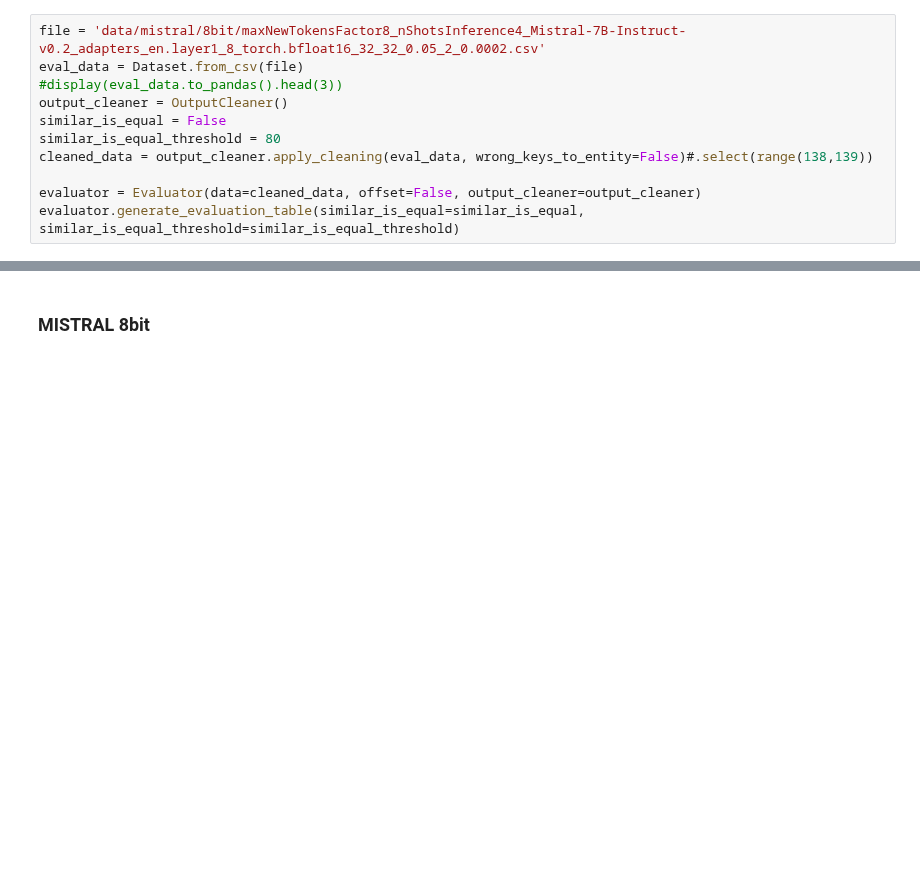
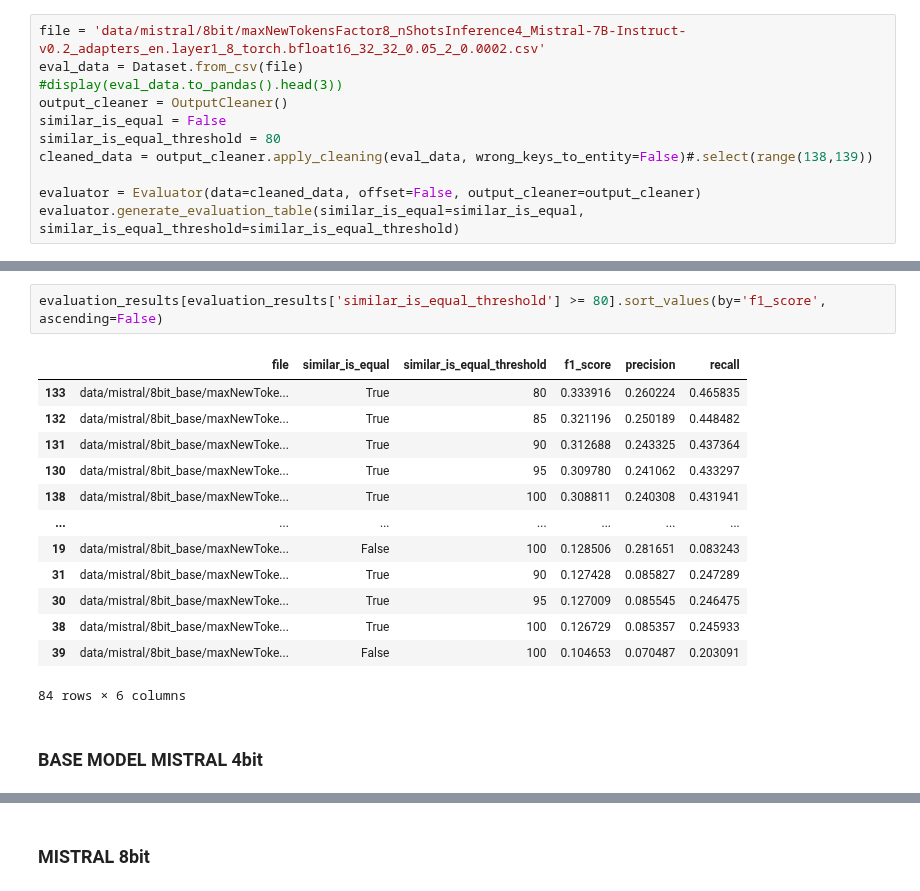
Before and after one commit to ferrazzipietro/mistral_finetuning, a Jupyter notebook: evaluation.ipynb, the cells around one changed output, grey strips where cells are left out. Cells and saved outputs as stored; diff of their text form; blank space fills up the shorter version.

```diff
--- a/evaluation.ipynb
+++ b/evaluation.ipynb
@@ -96,3 +147,21 @@ evaluator.generate_evaluation_table(similar_is_equal=similar_is_equal, similar_i
+# %%
+evaluation_results[evaluation_results['similar_is_equal_threshold'] >= 80].sort_values(by='f1_score', ascending=False)
+# %% [output]
+|  | file | similar_is_equal | similar_is_equal_threshold | f1_score | precision | recall |
+| 133 | data/mistral/8bit_base/maxNewToke... | True | 80 | 0.333916 | 0.260224 | 0.465835 |
+| 132 | data/mistral/8bit_base/maxNewToke... | True | 85 | 0.321196 | 0.250189 | 0.448482 |
+| 131 | data/mistral/8bit_base/maxNewToke... | True | 90 | 0.312688 | 0.243325 | 0.437364 |
+| 130 | data/mistral/8bit_base/maxNewToke... | True | 95 | 0.309780 | 0.241062 | 0.433297 |
+| 138 | data/mistral/8bit_base/maxNewToke... | True | 100 | 0.308811 | 0.240308 | 0.431941 |
+| ... | ... | ... | ... | ... | ... | ... |
+| 19 | data/mistral/8bit_base/maxNewToke... | False | 100 | 0.128506 | 0.281651 | 0.083243 |
+| 31 | data/mistral/8bit_base/maxNewToke... | True | 90 | 0.127428 | 0.085827 | 0.247289 |
+| 30 | data/mistral/8bit_base/maxNewToke... | True | 95 | 0.127009 | 0.085545 | 0.246475 |
+| 38 | data/mistral/8bit_base/maxNewToke... | True | 100 | 0.126729 | 0.085357 | 0.245933 |
+| 39 | data/mistral/8bit_base/maxNewToke... | False | 100 | 0.104653 | 0.070487 | 0.203091 |
+84 rows × 6 columns
+# %% [markdown]
+### BASE MODEL MISTRAL 4bit
 # %%
 import glob
 import pandas as pd
```
Also changed, not shown: parts of 15 cells of this notebook, 42 other files.
